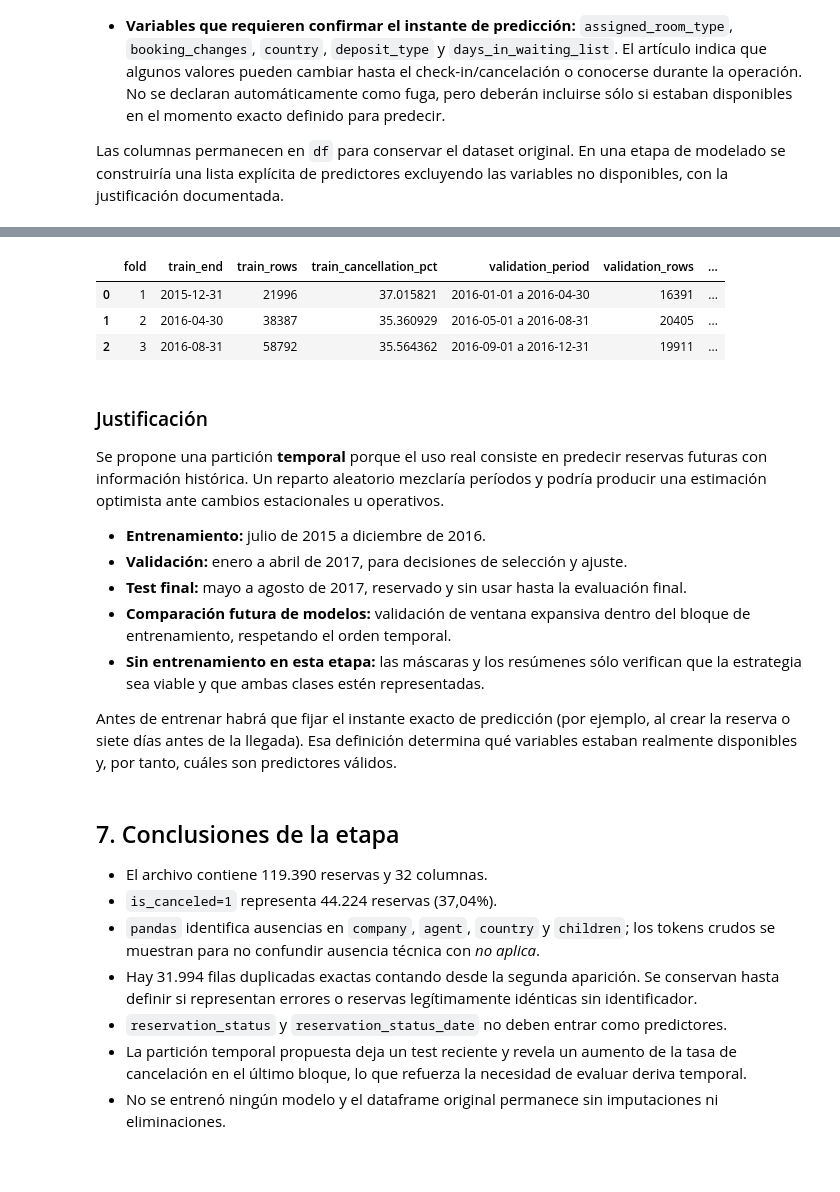
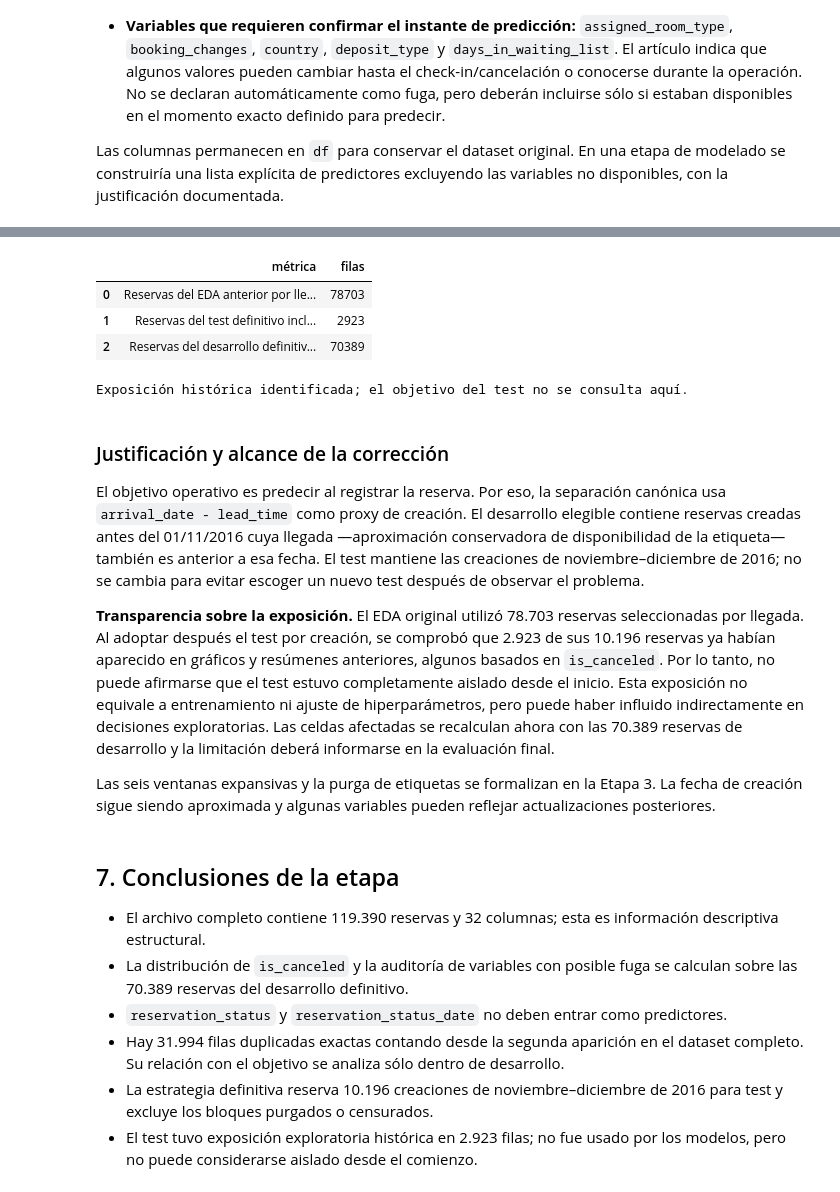
Before and after one commit to LucianaViar/Obligatorio-IA-ML, a Jupyter notebook: notebooks/obligatorio_ml.ipynb, the cells around one changed output, grey strips where cells are left out. Drawn from its saved outputs; the diff is of its cells as text; code cells hidden in the pictures; blank space fills up the shorter version.

```diff
--- a/notebooks/obligatorio_ml.ipynb
+++ b/notebooks/obligatorio_ml.ipynb
@@ -267,47 +325,49 @@ Rango de llegadas: 2015-07-01 a 2017-08-31
 # %%
-folds = [
-    ("2015-12-31", "2016-01-01", "2016-04-30"),
-    ("2016-04-30", "2016-05-01", "2016-08-31"),
-    ("2016-08-31", "2016-09-01", "2016-12-31"),
-]
-fold_rows = []
-for fold_number, (train_end, val_start, val_end) in enumerate(folds, start=1):
-    train_mask = arrival_date <= train_end
-    val_mask = arrival_date.between(val_start, val_end)
-    fold_rows.append({
-        "fold": fold_number,
-        "train_end": train_end,
-        "train_rows": int(train_mask.sum()),
-        "train_cancellation_pct": 100 * df.loc[train_mask, "is_canceled"].mean(),
-        "validation_period": f"{val_start} a {val_end}",
-        "validation_rows": int(val_mask.sum()),
-        "validation_cancellation_pct": 100 * df.loc[val_mask, "is_canceled"].mean(),
-    })
-display(pd.DataFrame(fold_rows))
+legacy_arrival_eda_mask = arrival_date <= pd.Timestamp("2016-12-31")
+legacy_arrival_eda_index = set(df.index[legacy_arrival_eda_mask])
+final_test_index_set = set(creation_final_test_index)
+legacy_test_exposure_index = legacy_arrival_eda_index.intersection(final_test_index_set)
+
+exposure_audit = pd.DataFrame([
+    {
+        "métrica": "Reservas del EDA anterior por llegada",
+        "filas": int(legacy_arrival_eda_mask.sum()),
+    },
+    {
+        "métrica": "Reservas del test definitivo incluidas en ese EDA",
+        "filas": len(legacy_test_exposure_index),
+    },
+    {
+        "métrica": "Reservas del desarrollo definitivo para EDA corregido",
+        "filas": len(creation_final_train_index),
+    },
+])
+display(exposure_audit)
+
+assert int(legacy_arrival_eda_mask.sum()) == 78_703
+assert len(legacy_test_exposure_index) == 2_923
+assert set(creation_final_train_index).isdisjoint(final_test_index_set)
+print("Exposición histórica identificada; el objetivo del test no se consulta aquí.")
 # %% [output]
-|  | fold | train_end | train_rows | train_cancellation_pct | validation_period | validation_rows | ... |
-| 0 | 1 | 2015-12-31 | 21996 | 37.015821 | 2016-01-01 a 2016-04-30 | 16391 | ... |
-| 1 | 2 | 2016-04-30 | 38387 | 35.360929 | 2016-05-01 a 2016-08-31 | 20405 | ... |
-| 2 | 3 | 2016-08-31 | 58792 | 35.564362 | 2016-09-01 a 2016-12-31 | 19911 | ... |
+|  | métrica | filas |
+| 0 | Reservas del EDA anterior por lle... | 78703 |
+| 1 | Reservas del test definitivo incl... | 2923 |
+| 2 | Reservas del desarrollo definitiv... | 70389 |
+Exposición histórica identificada; el objetivo del test no se consulta aquí.
 # %% [markdown]
-### Justificación
+### Justificación y alcance de la corrección
 
-Se propone una partición **temporal** porque el uso real consiste en predecir reservas futuras con información histórica. Un reparto aleatorio mezclaría períodos y podría producir una estimación optimista ante cambios estacionales u operativos.
+El objetivo operativo es predecir al registrar la reserva. Por eso, la separación canónica usa `arrival_date - lead_time` como proxy de creación. El desarrollo elegible contiene reservas creadas antes del 01/11/2016 cuya llegada —aproximación conservadora de disponibilidad de la etiqueta— también es anterior a esa fecha. El test mantiene las creaciones de noviembre–diciembre de 2016; no se cambia para evitar escoger un nuevo test después de observar el problema.
 
-- **Entrenamiento:** julio de 2015 a diciembre de 2016.
-- **Validación:** enero a abril de 2017, para decisiones de selección y ajuste.
-- **Test final:** mayo a agosto de 2017, reservado y sin usar hasta la evaluación final.
-- **Comparación futura de modelos:** validación de ventana expansiva dentro del bloque de entrenamiento, respetando el orden temporal.
-- **Sin entrenamiento en esta etapa:** las máscaras y los resúmenes sólo verifican que la estrategia sea viable y que ambas clases estén representadas.
+**Transparencia sobre la exposición.** El EDA original utilizó 78.703 reservas seleccionadas por llegada. Al adoptar después el test por creación, se comprobó que 2.923 de sus 10.196 reservas ya habían aparecido en gráficos y resúmenes anteriores, algunos basados en `is_canceled`. Por lo tanto, no puede afirmarse que el test estuvo completamente aislado desde el inicio. Esta exposición no equivale a entrenamiento ni ajuste de hiperparámetros, pero puede haber influido indirectamente en decisiones exploratorias. Las celdas afectadas se recalculan ahora con las 70.389 reservas de desarrollo y la limitación deberá informarse en la evaluación final.
 
-Antes de entrenar habrá que fijar el instante exacto de predicción (por ejemplo, al crear la reserva o siete días antes de la llegada). Esa definición determina qué variables estaban realmente disponibles y, por tanto, cuáles son predictores válidos.
+Las seis ventanas expansivas y la purga de etiquetas se formalizan en la Etapa 3. La fecha de creación sigue siendo aproximada y algunas variables pueden reflejar actualizaciones posteriores.
 # %% [markdown]
 ## 7. Conclusiones de la etapa
 
-- El archivo contiene 119.390 reservas y 32 columnas.
-- `is_canceled=1` representa 44.224 reservas (37,04%).
-- `pandas` identifica ausencias en `company`, `agent`, `country` y `children`; los tokens crudos se muestran para no confundir ausencia técnica con *no aplica*.
-- Hay 31.994 filas duplicadas exactas contando desde la segunda aparición. Se conservan hasta definir si representan errores o reservas legítimamente idénticas sin identificador.
+- El archivo completo contiene 119.390 reservas y 32 columnas; esta es información descriptiva estructural.
+- La distribución de `is_canceled` y la auditoría de variables con posible fuga se calculan sobre las 70.389 reservas del desarrollo definitivo.
 - `reservation_status` y `reservation_status_date` no deben entrar como predictores.
-- La partición temporal propuesta deja un test reciente y revela un aumento de la tasa de cancelación en el último bloque, lo que refuerza la necesidad de evaluar deriva temporal.
-- No se entrenó ningún modelo y el dataframe original permanece sin imputaciones ni eliminaciones.
+- Hay 31.994 filas duplicadas exactas contando desde la segunda aparición en el dataset completo. Su relación con el objetivo se analiza sólo dentro de desarrollo.
+- La estrategia definitiva reserva 10.196 creaciones de noviembre–diciembre de 2016 para test y excluye los bloques purgados o censurados.
+- El test tuvo exposición exploratoria histórica en 2.923 filas; no fue usado por los modelos, pero no puede considerarse aislado desde el comienzo.
```
Also changed, not shown: parts of 99 cells of this notebook, 10 other files.
